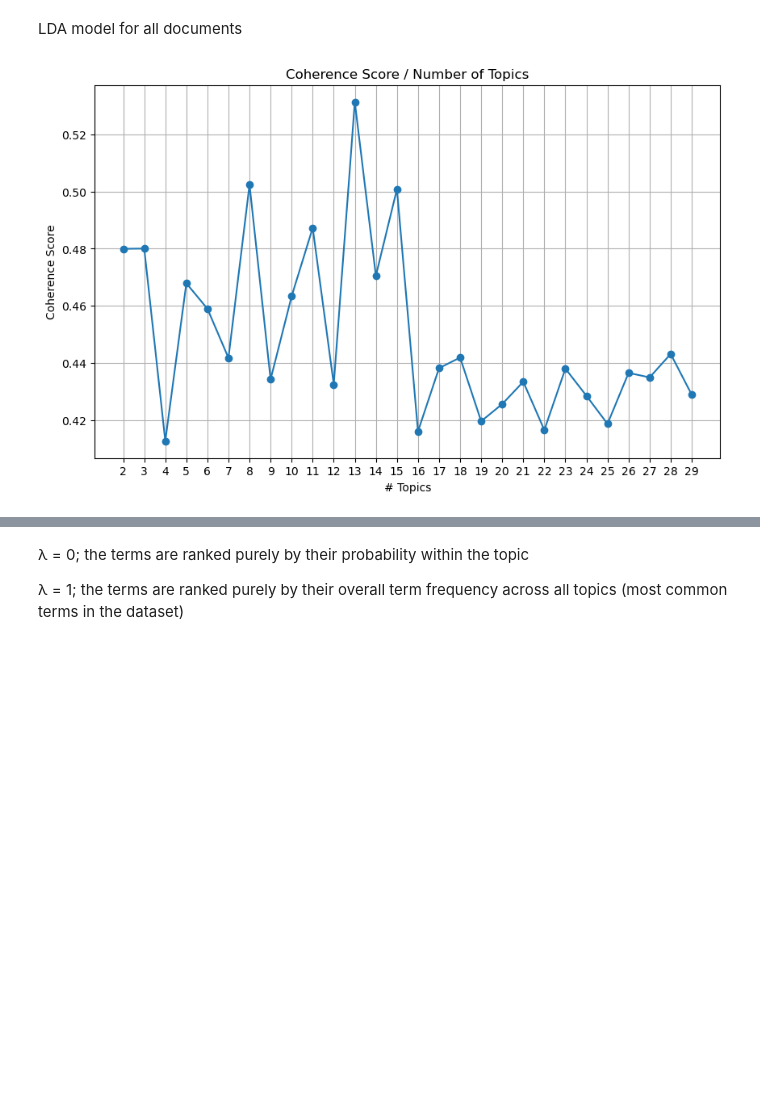
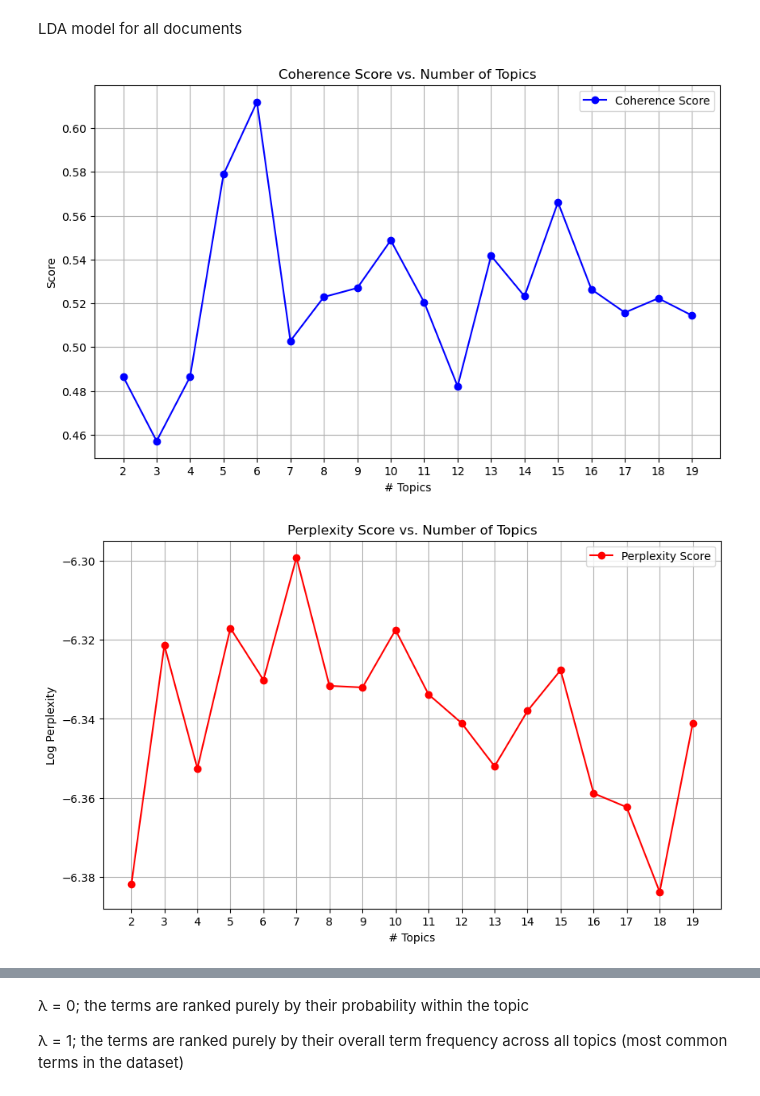
Before and after one commit to sswpka/Senior-Project-Security-Policy, a Jupyter notebook: LDA_content_category.ipynb, the cells around one changed output, grey strips where cells are left out. Drawn from its saved outputs; the diff is of its cells as text; code cells hidden in the pictures; blank space fills up the shorter version.

```diff
--- a/LDA_content_category.ipynb
+++ b/LDA_content_category.ipynb
@@ -29,38 +42,57 @@ def preprocess_text(text):
 # %% [markdown]
 LDA model for all documents
 # %%
-# Find best num of topics for highest coherence score
+
 data = pd.read_csv('dataset/category_with_document.csv')
 
-# Preprocess documents
 data['processed_Document'] = data['Document'].apply(preprocess_text)
 texts = data['processed_Document'].tolist()
 
 # Create dictionary and corpus
 dictionary = corpora.Dictionary(texts)
 dictionary.filter_extremes(no_below=2)
 corpus = [dictionary.doc2bow(text) for text in texts]
 
-num_topics_list = range(2, 30)
+num_topics_list = range(2, 20)
 coherence_scores = []
+perplexity_scores = []
 
+# Train models and calculate coherence and perplexity scores
 for num_topics in num_topics_list:
-    lda_model = LdaModel(corpus=corpus, id2word=dictionary, random_state=4583,
-                         chunksize=20, num_topics=num_topics, passes=50, iterations=100)
+    lda_model = LdaModel(corpus=corpus, id2word=dictionary, random_state=28,
+                         chunksize=20, num_topics=num_topics, passes=100, iterations=200, eta=0.5)
+
+    # Compute Coherence Score
     coherence_model = CoherenceModel(model=lda_model, texts=texts, dictionary=dictionary, coherence='c_v')
     coherence_scores.append(coherence_model.get_coherence())
 
+    # Compute Perplexity Score
+    perplexity_scores.append(lda_model.log_perplexity(corpus))
+
 # Plot the coherence scores
 plt.figure(figsize=(10, 6))
-plt.plot(num_topics_list, coherence_scores, marker='o')
-plt.title('Coherence Score / Number of Topics')
+plt.plot(num_topics_list, coherence_scores, marker='o', label='Coherence Score', color='b')
 plt.xlabel('# Topics')
-plt.ylabel('Coherence Score')
+plt.ylabel('Score')
+plt.title('Coherence Score vs. Number of Topics')
 plt.xticks(num_topics_list)
 plt.grid()
+plt.legend()
 plt.show()
+
+# Plot the perplexity scores
+plt.figure(figsize=(10, 6))
+plt.plot(num_topics_list, perplexity_scores, marker='o', label='Perplexity Score', color='r')
+plt.xlabel('# Topics')
+plt.ylabel('Log Perplexity')
+plt.title('Perplexity Score vs. Number of Topics')
+plt.xticks(num_topics_list)
+plt.grid()
+plt.legend()
+plt.show()
 # %% [output]
-[figure, old version]
+[figure, new version]
+[figure, added]
 # %%
 # LDA modeling for all documents
 data = pd.read_csv('dataset/category_with_document.csv')
```
Also changed, not shown: parts of 7 cells of this notebook.
